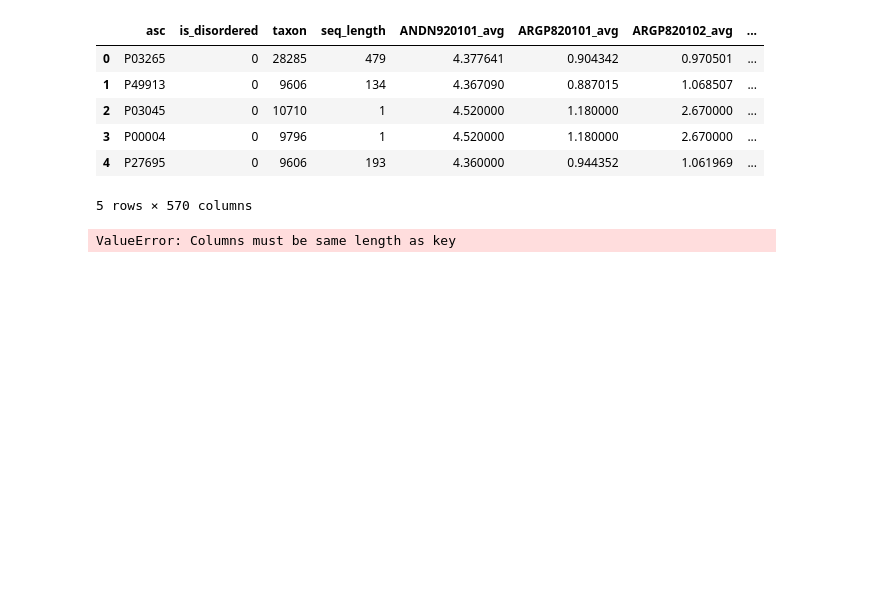
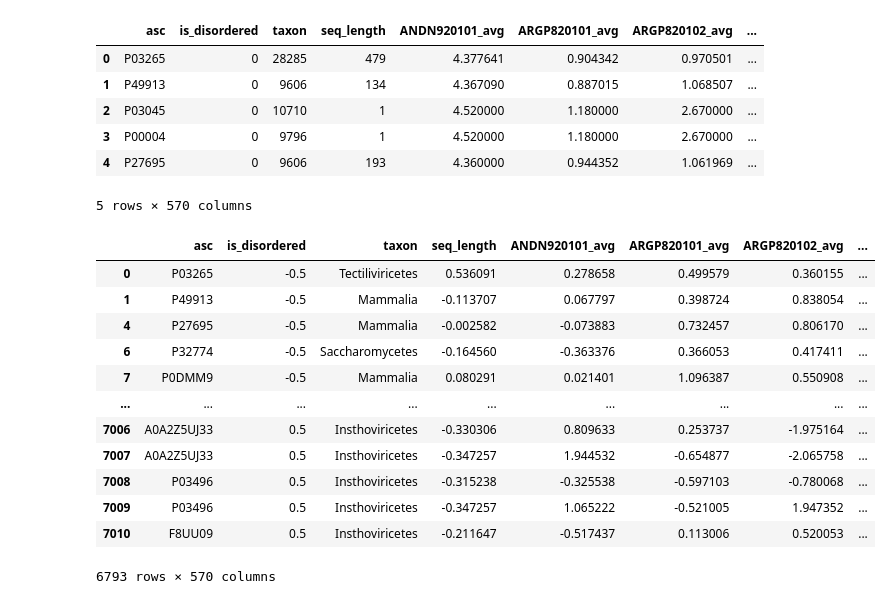
Before and after one commit to austinv11/IDP-Predictor, a Jupyter notebook: aaindex_feature_importance.ipynb, the cells around one changed output. Saved outputs shown, nothing was run; the diff lists cells and outputs as text; code cells hidden in the pictures; blank space fills up the shorter version.

Commit message:
OLS on data

```diff
--- a/aaindex_feature_importance.ipynb
+++ b/aaindex_feature_importance.ipynb
@@ -93,18 +93,34 @@ prepared_data.head()
 prepared_data.to_csv('basic_aa_features.csv', index=False)
 # %%
 import statsmodels.api as sm
+from statsmodels.formula.api import ols
+import pandas as pd
 
 # TODO: Run linear models to see if any of the features are important
 # Then run a linear model on the important ones to see how predictive that is overall
-# prepared_data = pd.read_csv('basic_aa_features.csv', header=0)
+prepared_data = pd.read_csv('basic_aa_features.csv', header=0)
+prepared_data = prepared_data.dropna()
+prepared_data = prepared_data[prepared_data['seq_length'] > 1]
 
-# Run models on each feature:
-for feat in aa_index_feats:
-    feat = feat + '_avg'
-    prepared_data[feat] = prepared_data[feat].astype(float)
-    prepared_data[feat] = sm.add_constant(prepared_data[feat])
-    model = sm.OLS(prepared_data['is_disordered'], prepared_data[feat])
-    results = model.fit()
-    print(feat, results.summary())
+from scipy.stats import zscore
+prepared_data['is_disordered'] = prepared_data['is_disordered'] - 0.5
+
+for col in prepared_data.columns:
+    if col != 'asc' and col != 'is_disordered' and col != 'taxon':
+        prepared_data[col] = zscore(prepared_data[col])
+
+prepared_data
 # %% [output]
+|  | asc | is_disordered | taxon | seq_length | ANDN920101_avg | ARGP820101_avg | ARGP820102_avg | ... |
+| 0 | P03265 | -0.5 | Tectiliviricetes | 0.536091 | 0.278658 | 0.499579 | 0.360155 | ... |
+| 1 | P49913 | -0.5 | Mammalia | -0.113707 | 0.067797 | 0.398724 | 0.838054 | ... |
+| 4 | P27695 | -0.5 | Mammalia | -0.002582 | -0.073883 | 0.732457 | 0.806170 | ... |
+| 6 | P32774 | -0.5 | Saccharomycetes | -0.164560 | -0.363376 | 0.366053 | 0.417411 | ... |
+| 7 | P0DMM9 | -0.5 | Mammalia | 0.080291 | 0.021401 | 1.096387 | 0.550908 | ... |
+| ... | ... | ... | ... | ... | ... | ... | ... | ... |
+| 7006 | A0A2Z5UJ33 | 0.5 | Insthoviricetes | -0.330306 | 0.809633 | 0.253737 | -1.975164 | ... |
+| 7007 | A0A2Z5UJ33 | 0.5 | Insthoviricetes | -0.347257 | 1.944532 | -0.654877 | -2.065758 | ... |
+| 7008 | P03496 | 0.5 | Insthoviricetes | -0.315238 | -0.325538 | -0.597103 | -0.780068 | ... |
+| 7009 | P03496 | 0.5 | Insthoviricetes | -0.347257 | 1.065222 | -0.521005 | 1.947352 | ... |
+| 7010 | F8UU09 | 0.5 | Insthoviricetes | -0.211647 | -0.517437 | 0.113006 | 0.520053 | ... |
-ValueError: Columns must be same length as key
+6793 rows × 570 columns
```
Also changed, not shown: parts of 5 cells of this notebook.
